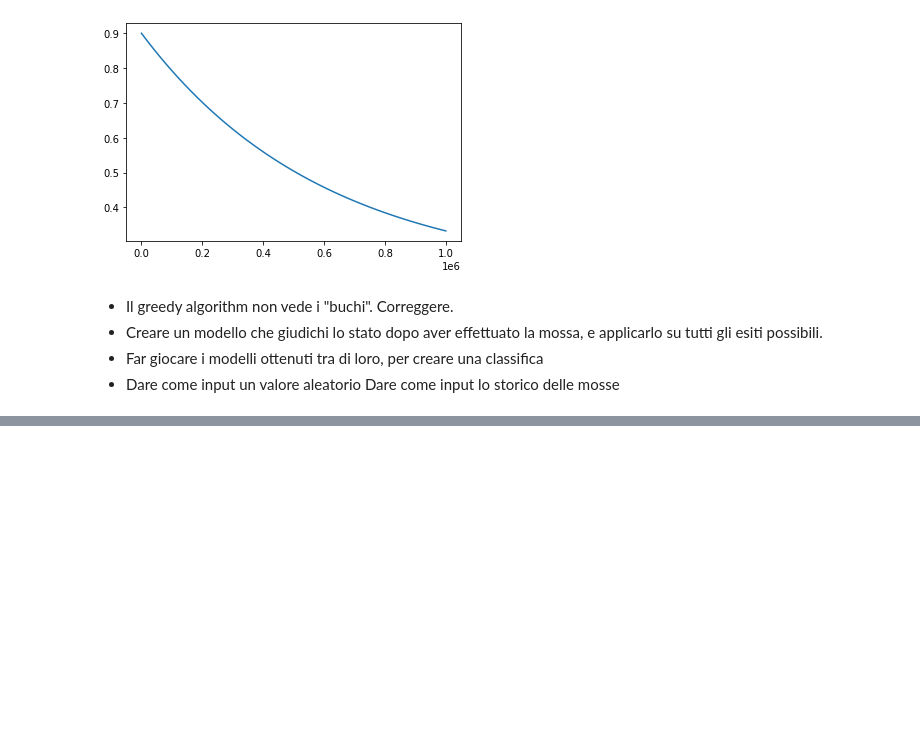
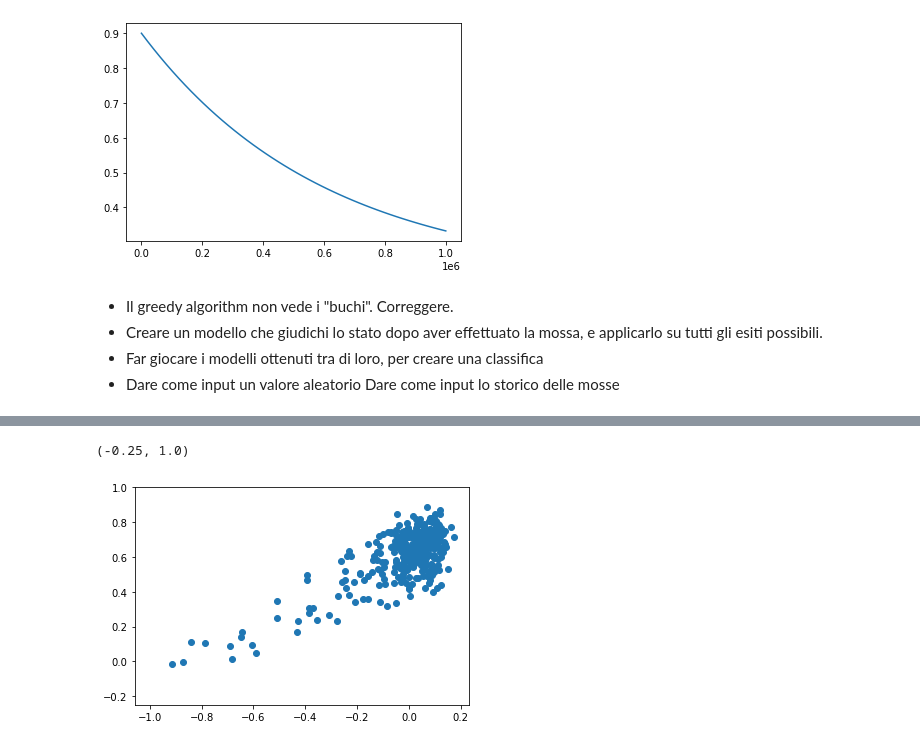
Before and after one commit to itsadeepizza/4inarow, a Jupyter notebook: parametri.ipynb, the cells around one changed output, grey strips where cells are left out. Drawn from its saved outputs; the diff is of its cells as text; code cells hidden in the pictures; blank space fills up the shorter version.

```diff
--- a/parametri.ipynb
+++ b/parametri.ipynb
@@ -29,8 +29,9 @@ print(y[-1])
 - Dare come input un valore aleatorio
 Dare come input lo storico delle mosse
 # %%
-with open("leaderboard.txt", "r") as f:
+with open("frank/leaderboard.txt", "r") as f:
     dic = eval(f.read())
 import pandas as pd
 dic: dict
-df = pd.DataFrame([{"model": key, 'score': value} for key, value in dic.items()])
+df = pd.DataFrame([{"model": path.split("\\")[-1].split("/")[-1], 'contest_score': value} for path, value in dic.items()])
+df
@@ -40,0 +52,5 @@ ValueError: If using all scalar values, you must pass an index
+# %%
+with open("frank/scores.txt", "r") as f:
+    dic2 = eval(f.read())
+dic2
+dic2
@@ -40,0 +94,8 @@ ValueError: If using all scalar values, you must pass an index
+# %%
+df_scores = pd.DataFrame([{"model": path.split("\\")[-1].split("/")[-1], **score} for path, score in dic2.items()])
+df_scores
+df_scores["score2"] = df_scores["ratio_win"] -  df_scores["ratio_lost"] -  10*df_scores["ratio_error"]
+compare = pd.merge(df, df_scores, on="model")
+compare["move"] = compare["model"].str.split(".").str[-2].str.split("_").str[-1].astype(int)
+compare["adv"] = compare["model"].str.contains("adv")
+compare
@@ -40,0 +119,6 @@ ValueError: If using all scalar values, you must pass an index
+# %%
+plt.scatter(compare["contest_score"], compare["score2"])
+plt.ylim([-0.25,1])
+# %% [output]
+(-0.25, 1.0)
+[figure, added]
```
Also changed, not shown: parts of 8 cells of this notebook, 4 other files.
